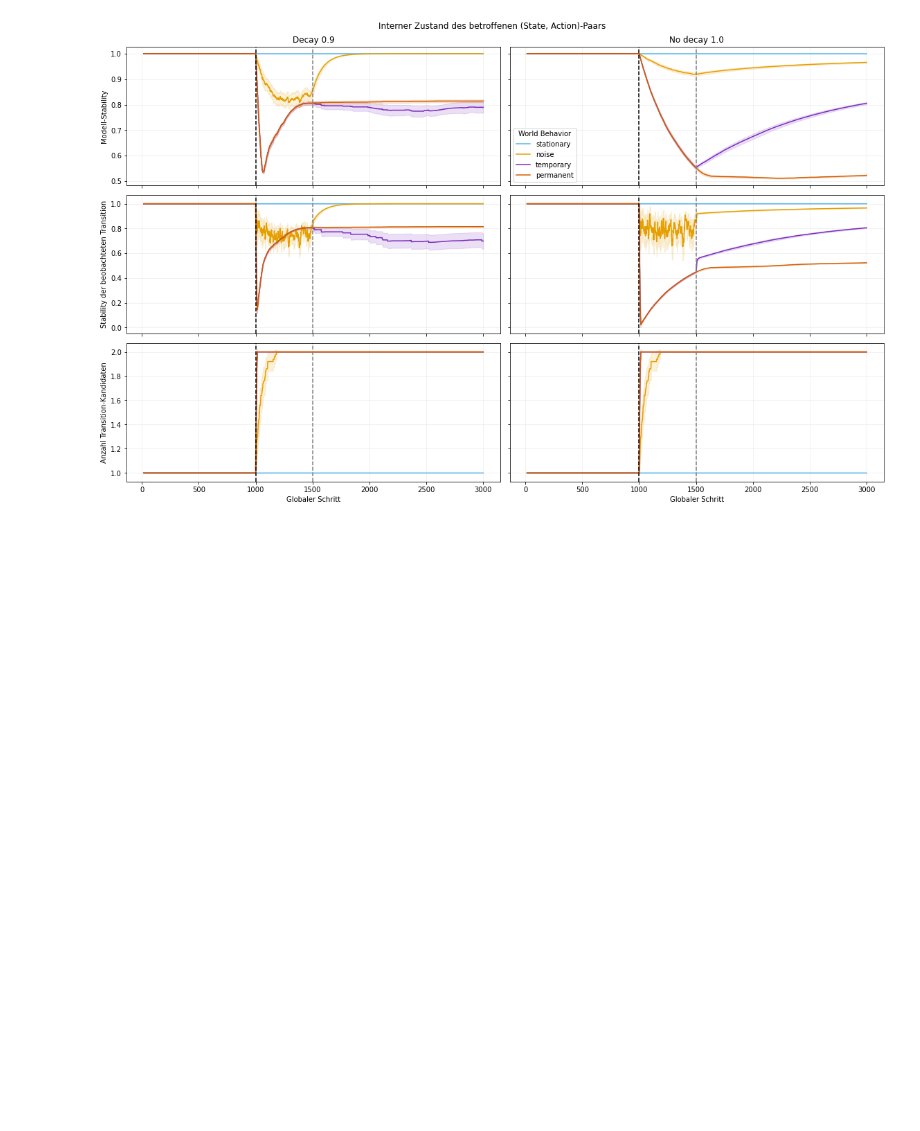
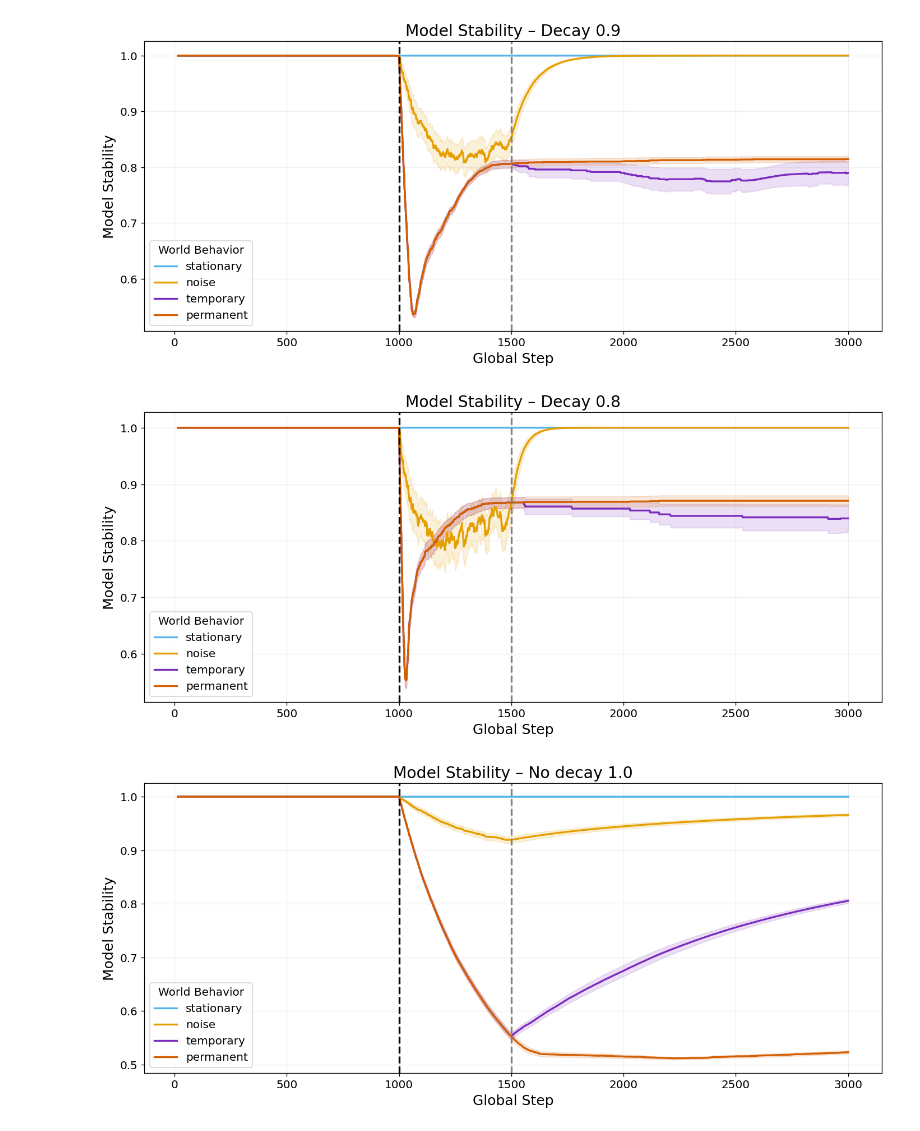
Before and after one commit to MerlinRoechert/structural-change-dyna-q, a Jupyter notebook: analysis/notebook/experiment_analysis.ipynb, the cells around one changed output. Saved outputs shown, nothing was run; the diff lists cells and outputs as text; code cells hidden in the pictures; blank space fills up the shorter version.

Commit message:
Final state before hyp test

```diff
--- a/analysis/notebook/experiment_analysis.ipynb
+++ b/analysis/notebook/experiment_analysis.ipynb
@@ -222,7 +249,7 @@ main_comparison_curve = step_curve.loc[
 ]
 
 for scenario, scenario_curve in main_comparison_curve.groupby("scenario"):
-    figure, axis = plt.subplots(figsize=(12, 5))
+    figure, axis = plt.subplots(figsize=(10, 4.5))
 
     for algorithm in MAIN_COMPARISON_ALGORITHMS:
         algorithm_curve = scenario_curve.loc[
@@ -252,7 +279,7 @@ for scenario, scenario_curve in main_comparison_curve.groupby("scenario"):
             change_step,
             color="black",
             linestyle="--",
-            label="Änderung",
+            label="Change",
         )
         if pd.notna(change_duration):
             change_end = change_step + int(change_duration)
@@ -260,14 +287,15 @@ for scenario, scenario_curve in main_comparison_curve.groupby("scenario"):
                 change_end,
                 color="grey",
                 linestyle="--",
-                label="Rückkehr",
+                label="Return",
             )
     axis.set(
-        title=f"Gleitender Reward – {scenario}",
-        xlabel="Globaler Schritt",
-        ylabel=f"Mittlerer Reward der letzten {ROLLING_WINDOW} Schritte",
+        title=f"Rolling Reward – {scenario}",
+        xlabel="Global Step",
+        ylabel=f"Mean Reward over the Last {ROLLING_WINDOW} Steps",
     )
-    axis.legend()
+    axis.legend(ncol=2)
     axis.grid(alpha=0.2)
+    figure.tight_layout()
     plt.show()
 # %% [output]
@@ -589,22 +662,13 @@ display(
 # %%
 metric_labels = {
-    "stability_score": "Modell-Stability",
+    "stability_score": "Model Stability",
     "observed_transition_stability": (
-        "Stability der beobachteten Transition"
+        "Observed Transition Stability"
     ),
-    "candidate_count": "Anzahl Transition-Kandidaten",
+    "candidate_count": "Number of Transition Candidates",
 }
 
-figure, axes = plt.subplots(
-    len(MECHANISM_METRICS),
-    len(MECHANISM_ALGORITHMS),
-    figsize=(16, 10),
-    sharex=True,
-    sharey="row",
-    squeeze=False,
-)
-
-for row, metric in enumerate(MECHANISM_METRICS):
+for metric in MECHANISM_METRICS:
     metric_curve = (
         mechanism_timeline.groupby(
             ["algorithm", "world_behavior", "global_step"]
@@ -613,47 +677,46 @@ for row, metric in enumerate(MECHANISM_METRICS):
         .reset_index()
     )
     metric_curve["ci"] = (
         CONFIDENCE_Z
         * metric_curve["std"].fillna(0.0)
         / np.sqrt(metric_curve["count"])
     )
 
-    for column, algorithm in enumerate(MECHANISM_ALGORITHMS):
-        axis = axes[row, column]
+    for algorithm in MECHANISM_ALGORITHMS:
+        figure, axis = plt.subplots(figsize=(12, 5.5))
         algorithm_curve = metric_curve.loc[
             metric_curve["algorithm"].eq(algorithm)
         ]
 
         for behavior in MECHANISM_BEHAVIORS:
             curve = algorithm_curve.loc[
                 algorithm_curve["world_behavior"].eq(behavior)
             ]
             x = curve["global_step"].to_numpy()
             mean = curve["mean"].to_numpy()
             ci = curve["ci"].to_numpy()
             color = BEHAVIOR_COLORS[behavior]
             axis.plot(x, mean, color=color, label=behavior)
             axis.fill_between(
                 x, mean - ci, mean + ci, color=color, alpha=0.15
             )
 
         axis.axvline(1000, color="black", linestyle="--")
         axis.axvline(1500, color="grey", linestyle="--")
         axis.grid(alpha=0.2)
 
-        if row == 0:
-            axis.set_title(MECHANISM_ALGORITHM_LABELS[algorithm])
-        if column == 0:
-            axis.set_ylabel(metric_labels[metric])
-
-for axis in axes[-1]:
-    axis.set_xlabel("Globaler Schritt")
-
-axes[0, -1].legend(title="World Behavior")
-figure.suptitle(
-    "Interner Zustand des betroffenen (State, Action)-Paars"
-)
-figure.tight_layout()
-plt.show()
+        axis.set(
+            title=(
+                f"{metric_labels[metric]} – "
+                f"{MECHANISM_ALGORITHM_LABELS[algorithm]}"
+            ),
+            xlabel="Global Step",
+            ylabel=metric_labels[metric],
+        )
+        axis.legend(title="World Behavior")
+        figure.tight_layout()
+        plt.show()
 # %% [output]
-[figure, old version]
+[figure, new version]
+[figure, added]
+[figure, added]
```
Also changed, not shown: parts of 22 cells of this notebook, 6 other files.
